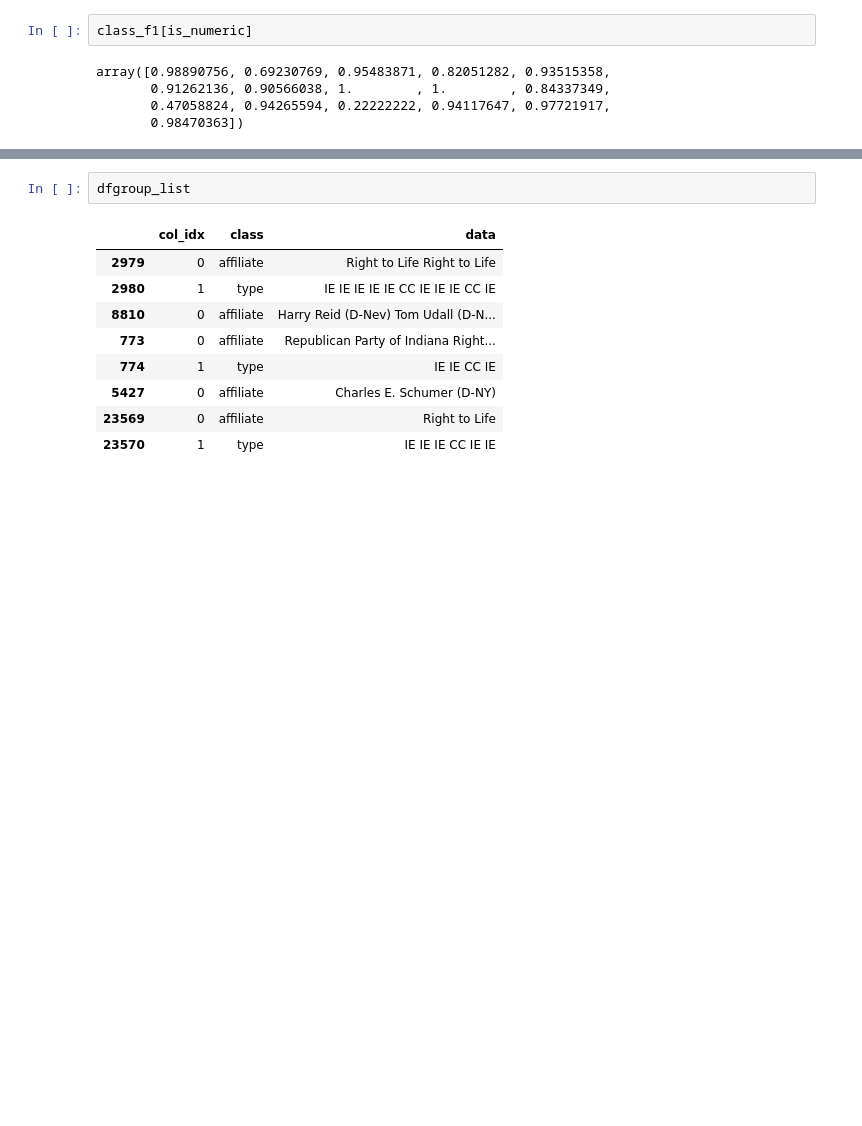
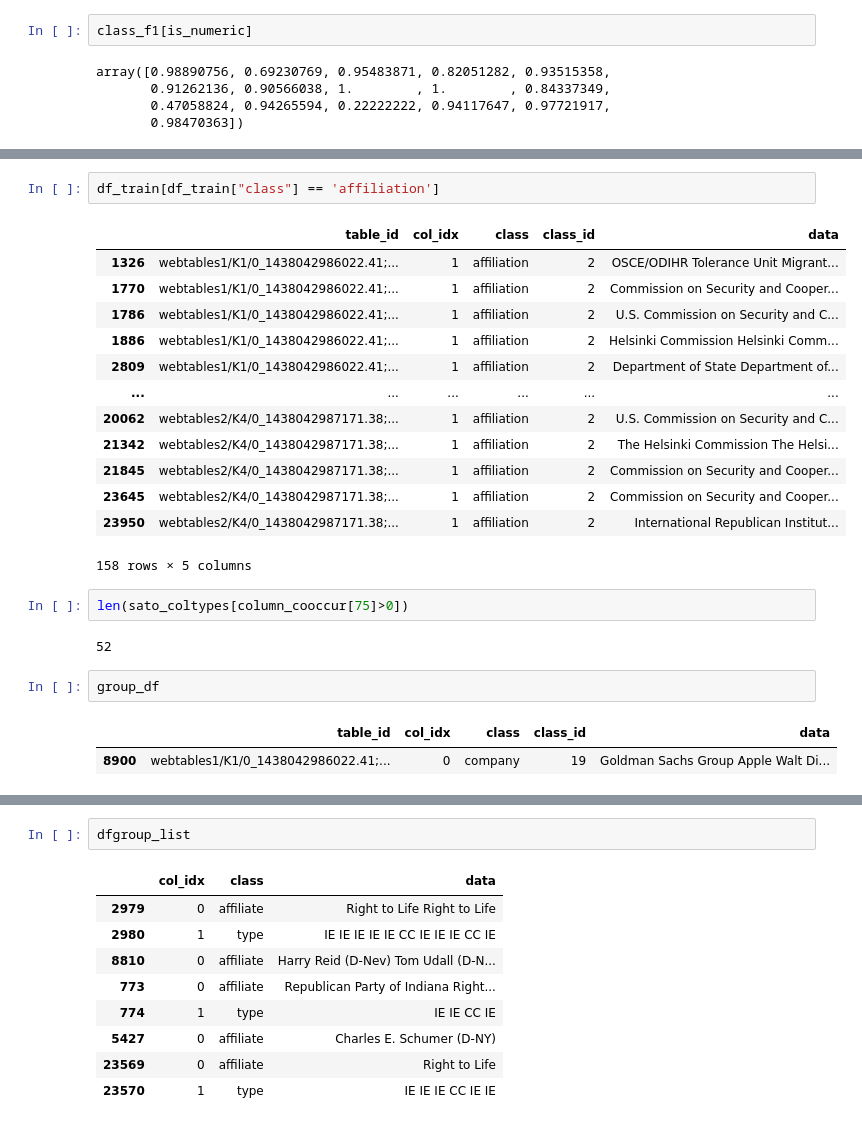
Before and after one commit to TommyDzh/doduo, a Jupyter notebook: doduo/data_viewer.ipynb, the cells around one changed output, grey strips where cells are left out. Drawn from its saved outputs; the diff is of its cells as text; blank space fills up the shorter version.

```diff
--- a/doduo/data_viewer.ipynb
+++ b/doduo/data_viewer.ipynb
@@ -750,0 +936,25 @@ array([0.98890756, 0.69230769, 0.95483871, 0.82051282, 0.93515358,
+# %%
+df_train[df_train["class"] == 'affiliation']
+# %% [output]
+|  | table_id | col_idx | class | class_id | data |
+| 1326 | webtables1/K1/0_1438042986022.41;... | 1 | affiliation | 2 | OSCE/ODIHR Tolerance Unit Migrant... |
+| 1770 | webtables1/K1/0_1438042986022.41;... | 1 | affiliation | 2 | Commission on Security and Cooper... |
+| 1786 | webtables1/K1/0_1438042986022.41;... | 1 | affiliation | 2 | U.S. Commission on Security and C... |
+| 1886 | webtables1/K1/0_1438042986022.41;... | 1 | affiliation | 2 | Helsinki Commission Helsinki Comm... |
+| 2809 | webtables1/K1/0_1438042986022.41;... | 1 | affiliation | 2 | Department of State Department of... |
+| ... | ... | ... | ... | ... | ... |
+| 20062 | webtables2/K4/0_1438042987171.38;... | 1 | affiliation | 2 | U.S. Commission on Security and C... |
+| 21342 | webtables2/K4/0_1438042987171.38;... | 1 | affiliation | 2 | The Helsinki Commission The Helsi... |
+| 21845 | webtables2/K4/0_1438042987171.38;... | 1 | affiliation | 2 | Commission on Security and Cooper... |
+| 23645 | webtables2/K4/0_1438042987171.38;... | 1 | affiliation | 2 | Commission on Security and Cooper... |
+| 23950 | webtables2/K4/0_1438042987171.38;... | 1 | affiliation | 2 | International Republican Institut... |
+158 rows × 5 columns
+# %%
+len(sato_coltypes[column_cooccur[75]>0])
+# %% [output]
+52
+# %%
+group_df
+# %% [output]
+|  | table_id | col_idx | class | class_id | data |
+| 8900 | webtables1/K1/0_1438042986022.41;... | 0 | company | 19 | Goldman Sachs Group Apple Walt Di... |
```
Also changed, not shown: parts of 43 cells of this notebook, 1 other file.
